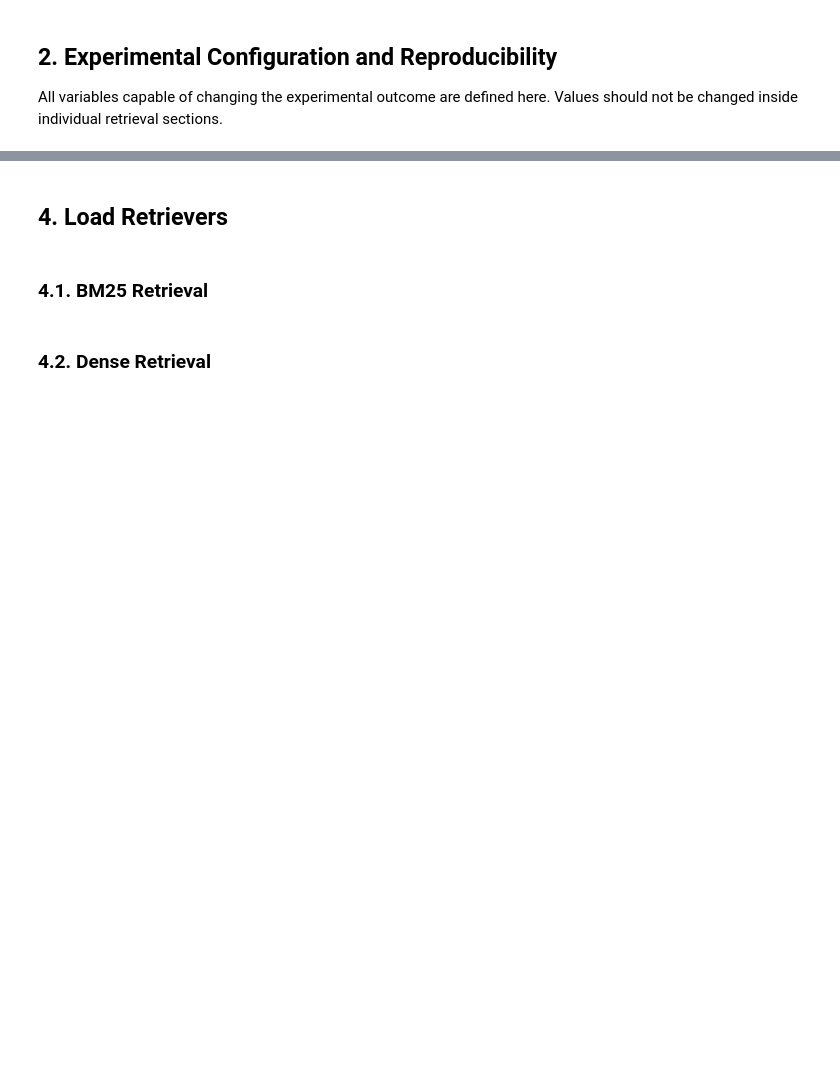
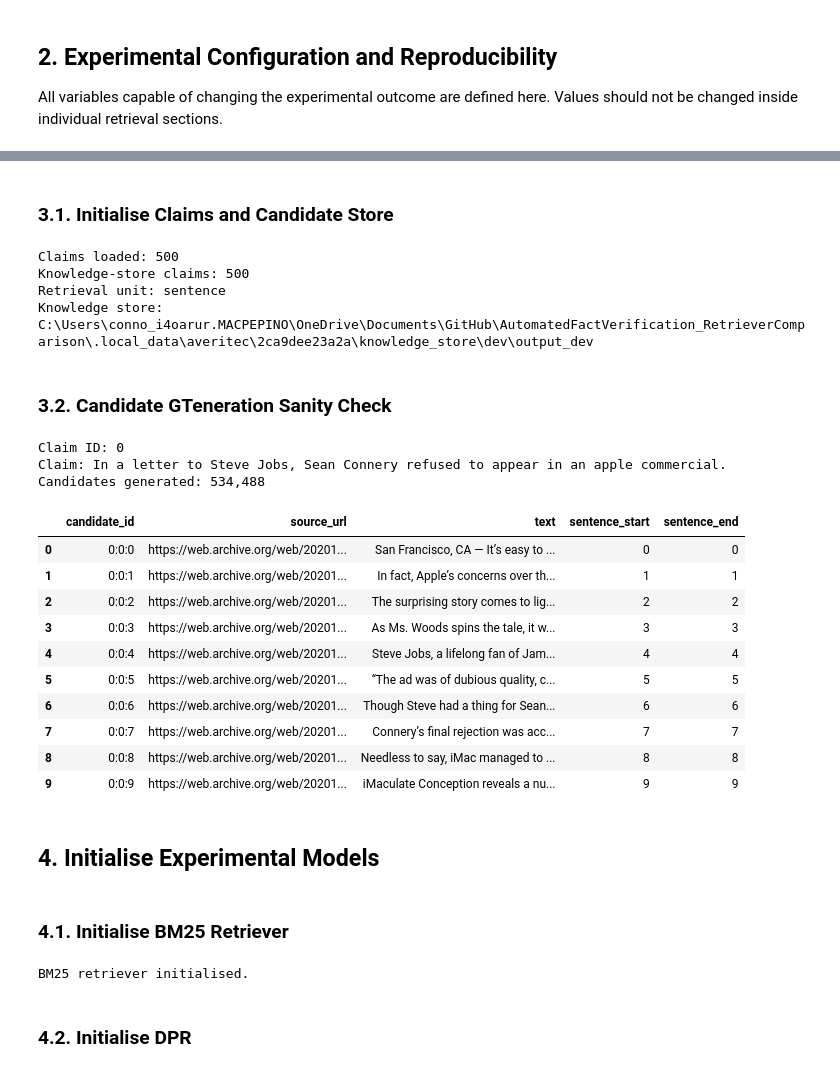
Before and after one commit to REALBroomFish/AutomatedFactVerification_RetrieverComparison, a Jupyter notebook: notebooks/2_retrieval_evaluation.ipynb, the cells around one changed output, grey strips where cells are left out. Cells and saved outputs as stored; diff of their text form; code cells hidden in the pictures; blank space fills up the shorter version.

```diff
--- a/notebooks/2_retrieval_evaluation.ipynb
+++ b/notebooks/2_retrieval_evaluation.ipynb
@@ -80,0 +205,12 @@ EXPERIMENT = {
+# %%
+DATA_ROOT_VALUE = EXPERIMENT["dataset"]["root"]
+
+if DATA_ROOT_VALUE is None:
+    raise RuntimeError("AVERITEC_ROOT is not set. Set the environment variable to the root of the AVeriTeC dataset.")
+
+DATA_ROOT = Path(DATA_ROOT_VALUE).expanduser().resolve()
+
+if not DATA_ROOT.exists():
+    raise FileNotFoundError(f"AVeriTeC data root does not exist: {DATA_ROOT}")
+
+print(f"Data root: {DATA_ROOT}")
@@ -156,9 +280,43 @@ Only the processed inputs required for retrieval are loaded here.
+# %% [markdown]
+### 3.1. Initialise Claims and Candidate Store
+# %%
+claims = load_claims(root=DATA_ROOT, split=EXPERIMENT["dataset"]["split"])
+
+candidate_store = CandidateStore(root=DATA_ROOT, split=EXPERIMENT["dataset"]["split"], retrieval_unit=EXPERIMENT["candidates"]["retrieval_unit"], chunk_size=EXPERIMENT["candidates"]["chunk_size"], chunk_overlap=EXPERIMENT["candidates"]["chunk_overlap"])
+print(f"Claims loaded: {len(claims):,}")
+print(f"Knowledge-store claims: {len(candidate_store):,}")
+print(f"Retrieval unit: {candidate_store.retrieval_unit}")
+print(f"Knowledge store: {candidate_store.directory}")
+# %% [output]
+Claims loaded: 500
+Knowledge-store claims: 500
+Retrieval unit: sentence
+Knowledge store: C:\Users\conno_i4oarur.MACPEPINO\OneDrive\Documents\GitHub\AutomatedFactVerification_RetrieverComparison\.local_data\averitec\2ca9dee23a2a\knowledge_store\dev\output_dev
+# %% [markdown]
+### 3.2. Candidate GTeneration Sanity Check
 # %%
-claims = load_claims(root=Path(EXPERIMENT["data_root"]), split=EXPERIMENT["split"])
-candidates = load_candidate_corpus(root=Path(EXPERIMENT["data_root"]), split=EXPERIMENT["split"])
+EXAMPLE_CLAIM_ID = claims.iloc[0]["claim_id"]
 
-print(f"Claims: {len(claims):,}")
-print(f"Candidates: {len(candidates):,}")
+example_claim = claims.loc[claims["claim_id"] == EXAMPLE_CLAIM_ID, "claim"].iloc[0]
+example_candidates = candidate_store.load_claim(EXAMPLE_CLAIM_ID)
 
-# display(claims.head(2))
-# display(candidates.head(2))
+print(f"Claim ID: {EXAMPLE_CLAIM_ID}")
+print(f"Claim: {example_claim}")
+print(f"Candidates generated: {len(example_candidates):,}")
+
+display(example_candidates[["candidate_id", "source_url", "text", "sentence_start", "sentence_end"]].head(10))
+# %% [output]
+Claim ID: 0
+Claim: In a letter to Steve Jobs, Sean Connery refused to appear in an apple commercial.
+Candidates generated: 534,488
+|  | candidate_id | source_url | text | sentence_start | sentence_end |
+| 0 | 0:0:0 | https://web.archive.org/web/20201... | San Francisco, CA — It’s easy to ... | 0 | 0 |
+| 1 | 0:0:1 | https://web.archive.org/web/20201... | In fact, Apple’s concerns over th... | 1 | 1 |
+| 2 | 0:0:2 | https://web.archive.org/web/20201... | The surprising story comes to lig... | 2 | 2 |
+| 3 | 0:0:3 | https://web.archive.org/web/20201... | As Ms. Woods spins the tale, it w... | 3 | 3 |
+| 4 | 0:0:4 | https://web.archive.org/web/20201... | Steve Jobs, a lifelong fan of Jam... | 4 | 4 |
+| 5 | 0:0:5 | https://web.archive.org/web/20201... | “The ad was of dubious quality, c... | 5 | 5 |
+| 6 | 0:0:6 | https://web.archive.org/web/20201... | Though Steve had a thing for Sean... | 6 | 6 |
+| 7 | 0:0:7 | https://web.archive.org/web/20201... | Connery’s final rejection was acc... | 7 | 7 |
+| 8 | 0:0:8 | https://web.archive.org/web/20201... | Needless to say, iMac managed to ... | 8 | 8 |
+| 9 | 0:0:9 | https://web.archive.org/web/20201... | iMaculate Conception reveals a nu... | 9 | 9 |
@@ -165,17 +332,13 @@ print(f"Candidates: {len(candidates):,}")
 # %% [markdown]
-## 4. Load Retrievers
+## 4. Initialise Experimental Models
 # %% [markdown]
-### 4.1. BM25 Retrieval
+### 4.1. Initialise BM25 Retriever
 # %%
-bm25 = BM25Retriever(candidates=candidates)
-bm25_results = bm25.retrieve(claims=claims, k=EXPERIMENT["retrieve_k"])
-bm25_results = validate_results(bm25_results)
-display(bm25_results.head())
+bm25 = BM25Retriever(config=BM25Config(**EXPERIMENT["bm25"]))
 
-# -- Evaluation: -- #
-
-bm25_metrics = evaluate_retrieval(claims=claims, results=bm25_results, cutoffs=EXPERIMENT["evaluation_k"])
-bm25_metrics
+print("BM25 retriever initialised.")
+# %% [output]
+BM25 retriever initialised.
 # %% [markdown]
-### 4.2. Dense Retrieval
+### 4.2. Initialise DPR
 # %%
```
Also changed, not shown: parts of 36 cells of this notebook, 7 other files.
